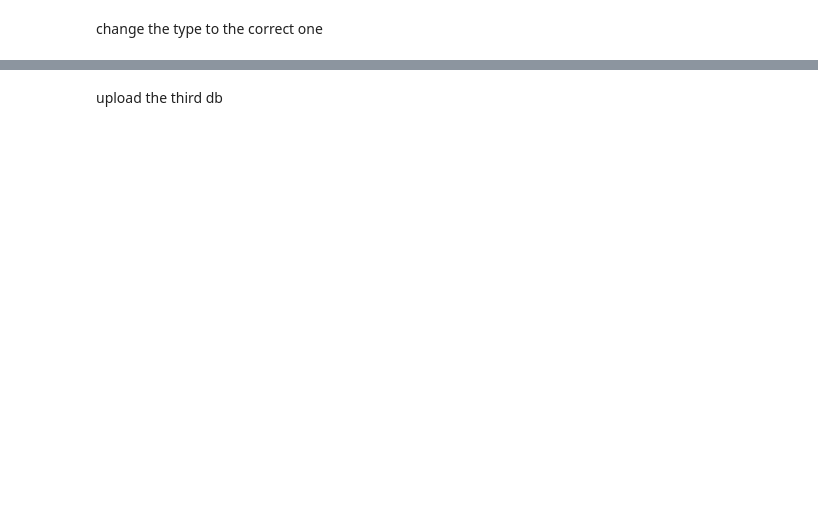
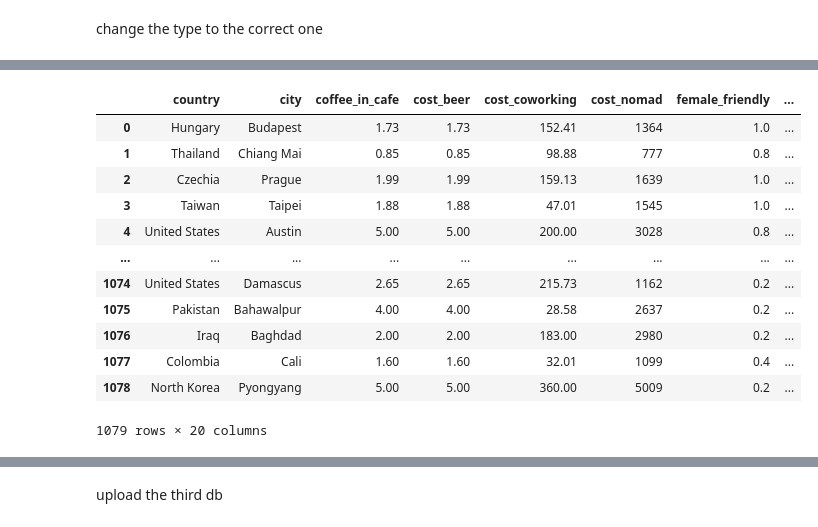
Before and after one commit to Celiiaortega25/mid_project, a Jupyter notebook: Notebooks/Cleaning data.ipynb, the cells around one changed output, grey strips where cells are left out. Drawn from its saved outputs; the diff is of its cells as text; code cells hidden in the pictures; blank space fills up the shorter version.

```diff
--- a/Notebooks/Cleaning data.ipynb
+++ b/Notebooks/Cleaning data.ipynb
@@ -248,2 +228,2 @@ and check for nan and delate and replace them. As this columns are not very impo
 # %%
-data2.isna().sum()
+merged_data = pd.merge(copy_data, country, on="city")
@@ -261,5 +240,22 @@ data2['Observation'] = data2['Observation'].fillna('')
 # %%
-data2['Observation'] = data2['Observation'].replace('', 'unknown')
+nomad = merged_data[['country', 'city', 'coffee_in_cafe', 'cost_beer', 'cost_coworking', 'cost_nomad',
+       'female_friendly', 'fragile_states_index', 'free_wifi_available',
+       'freedom_score', 'friendly_to_foreigners', 'internet_speed', 'latitude',
+       'life_score', 'longitude', 'nightlife', 'nomad_score', 'places_to_work', 'racism', 'safety']]
 # %%
-data2.dropna(subset=['Location'], inplace=True)
+nomad
+# %% [output]
+|  | country | city | coffee_in_cafe | cost_beer | cost_coworking | cost_nomad | female_friendly | ... |
+| 0 | Hungary | Budapest | 1.73 | 1.73 | 152.41 | 1364 | 1.0 | ... |
+| 1 | Thailand | Chiang Mai | 0.85 | 0.85 | 98.88 | 777 | 0.8 | ... |
+| 2 | Czechia | Prague | 1.99 | 1.99 | 159.13 | 1639 | 1.0 | ... |
+| 3 | Taiwan | Taipei | 1.88 | 1.88 | 47.01 | 1545 | 1.0 | ... |
+| 4 | United States | Austin | 5.00 | 5.00 | 200.00 | 3028 | 0.8 | ... |
+| ... | ... | ... | ... | ... | ... | ... | ... | ... |
+| 1074 | United States | Damascus | 2.65 | 2.65 | 215.73 | 1162 | 0.2 | ... |
+| 1075 | Pakistan | Bahawalpur | 4.00 | 4.00 | 28.58 | 2637 | 0.2 | ... |
+| 1076 | Iraq | Baghdad | 2.00 | 2.00 | 183.00 | 2980 | 0.2 | ... |
+| 1077 | Colombia | Cali | 1.60 | 1.60 | 32.01 | 1099 | 0.4 | ... |
+| 1078 | North Korea | Pyongyang | 5.00 | 5.00 | 360.00 | 5009 | 0.2 | ... |
+1079 rows × 20 columns
 # %%
```
Also changed, not shown: parts of 76 cells of this notebook, 14 other files.
